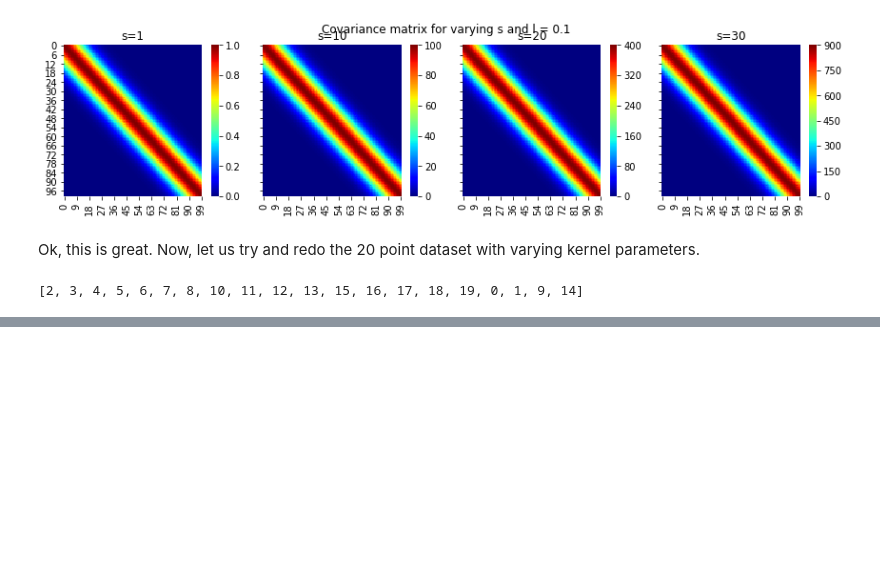
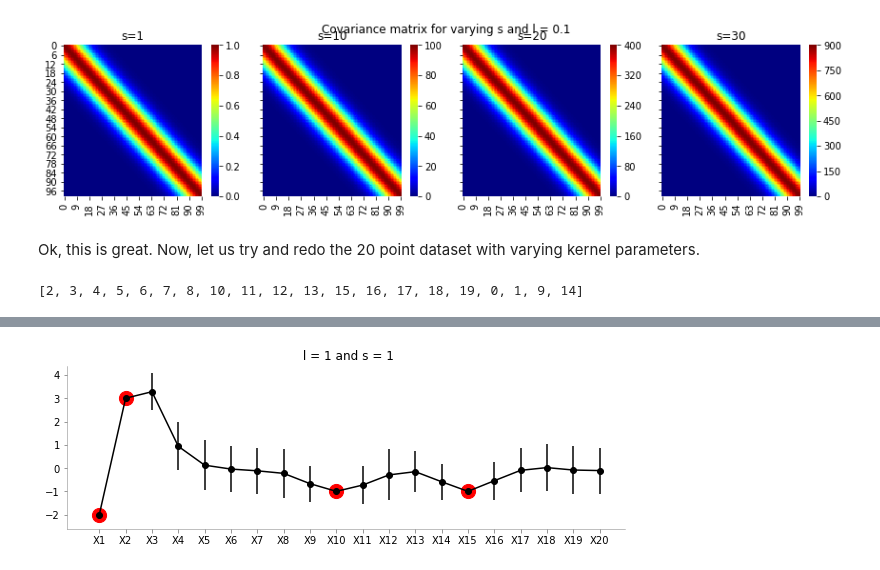
Before and after one commit to lhanappa/nipunbatra.github.io, a Jupyter notebook: blog/2019/GP-1.ipynb, the cells around one changed output, grey strips where cells are left out. Cells and saved outputs as stored; diff of their text form; code cells hidden in the pictures; blank space fills up the shorter version.

```diff
--- a/blog/2019/GP-1.ipynb
+++ b/blog/2019/GP-1.ipynb
@@ -917,0 +899,4 @@ dtype: float64
+# %%
+fit_plot_gp(1, 1, known_d, 20)
+# %% [output]
+[figure, added]
```
Also changed, not shown: parts of 5 cells of this notebook.
